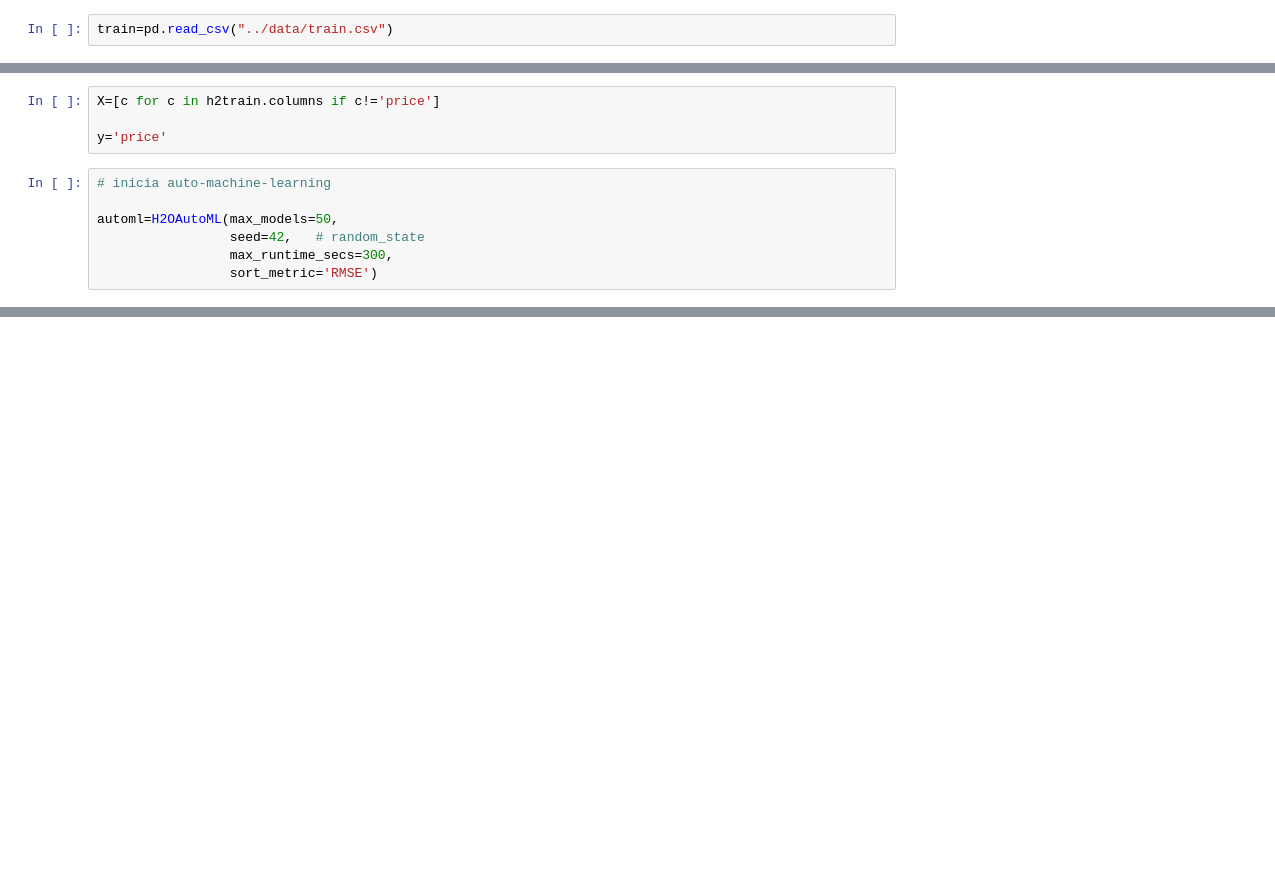
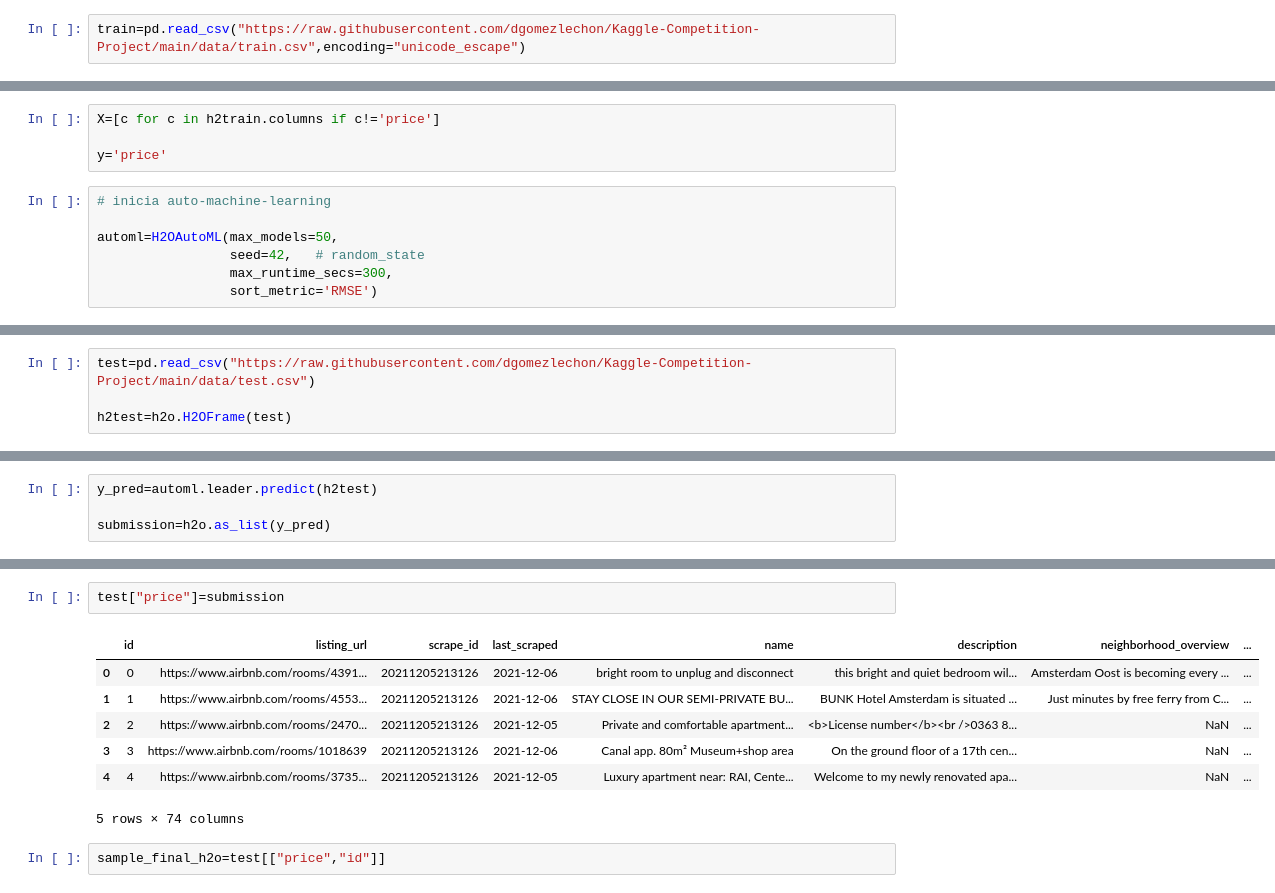
Before and after one commit to dgomezlechon/Kaggle-Competition-Project, a Jupyter notebook: my-code/h2o model_row.ipynb, the cells around one changed output, grey strips where cells are left out. Cells and saved outputs as stored; diff of their text form; blank space fills up the shorter version.

```diff
--- a/my-code/h2o model_row.ipynb
+++ b/my-code/h2o model_row.ipynb
@@ -10,5 +33,5 @@ from h2o.automl import H2OAutoML
 # %%
-train=pd.read_csv("../data/train.csv")
+train=pd.read_csv("https://raw.githubusercontent.com/dgomezlechon/Kaggle-Competition-Project/main/data/train.csv",encoding="unicode_escape")
 # %%
 h2o.init()
 # %% [output]
@@ -85,0 +179,4 @@ leader_board.head()
+# %%
+test=pd.read_csv("https://raw.githubusercontent.com/dgomezlechon/Kaggle-Competition-Project/main/data/test.csv")
+
+h2test=h2o.H2OFrame(test)
@@ -85,0 +185,4 @@ leader_board.head()
+# %%
+y_pred=automl.leader.predict(h2test)
+
+submission=h2o.as_list(y_pred)
@@ -85,0 +224,12 @@ leader_board.head()
+# %%
+test["price"]=submission
+# %% [output]
+|  | id | listing_url | scrape_id | last_scraped | name | description | neighborhood_overview | ... |
+| 0 | 0 | https://www.airbnb.com/rooms/4391... | 20211205213126 | 2021-12-06 | bright room to unplug and disconnect | this bright and quiet bedroom wil... | Amsterdam Oost is becoming every ... | ... |
+| 1 | 1 | https://www.airbnb.com/rooms/4553... | 20211205213126 | 2021-12-06 | STAY CLOSE IN OUR SEMI-PRIVATE BU... | BUNK Hotel Amsterdam is situated ... | Just minutes by free ferry from C... | ... |
+| 2 | 2 | https://www.airbnb.com/rooms/2470... | 20211205213126 | 2021-12-05 | Private and comfortable apartment... | <b>License number</b><br />0363 8... | NaN | ... |
+| 3 | 3 | https://www.airbnb.com/rooms/1018639 | 20211205213126 | 2021-12-06 | Canal app. 80m² Museum+shop area | On the ground floor of a 17th cen... | NaN | ... |
+| 4 | 4 | https://www.airbnb.com/rooms/3735... | 20211205213126 | 2021-12-05 | Luxury apartment near: RAI, Cente... | Welcome to my newly renovated apa... | NaN | ... |
+5 rows × 74 columns
+# %%
+sample_final_h2o=test[["price","id"]]
```
Also changed, not shown: parts of 13 cells of this notebook.
